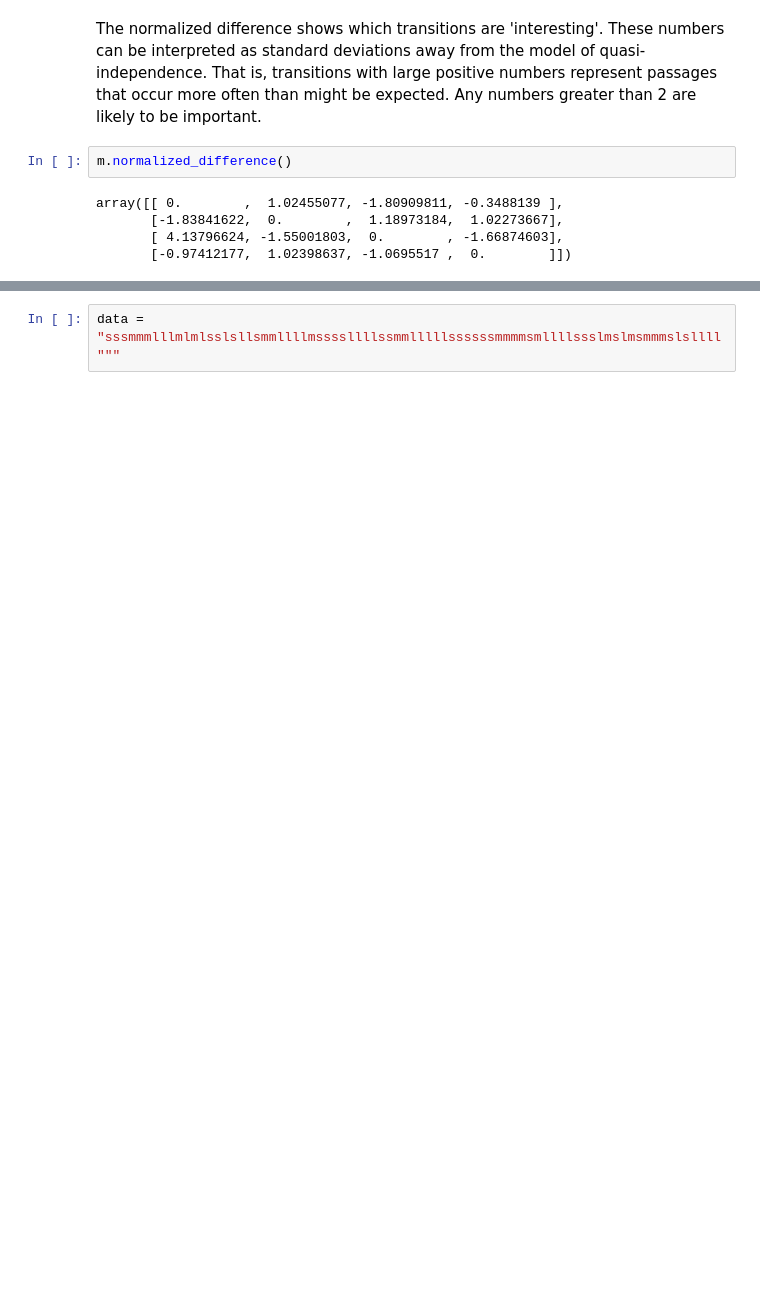
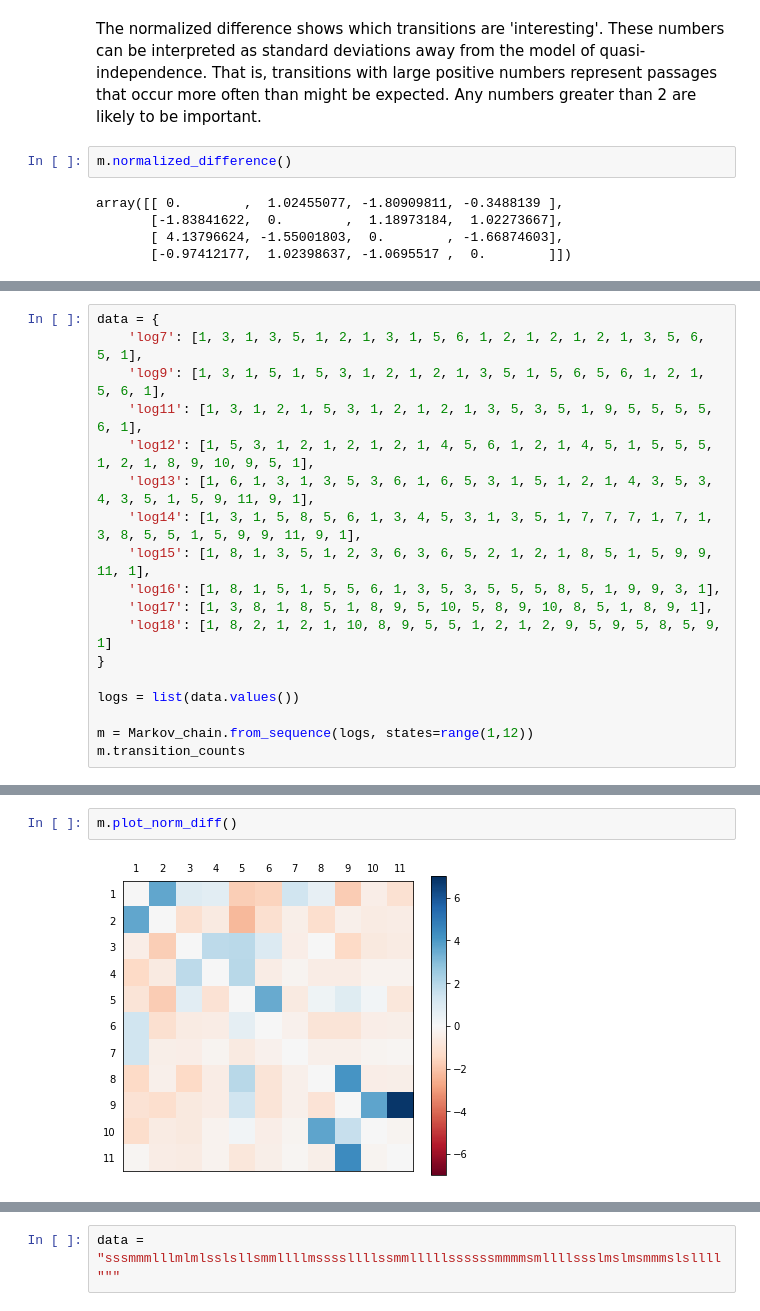
Before and after one commit to agilescientific/striplog, a Jupyter notebook: tutorial/Markov_chains.ipynb, the cells around one changed output, grey strips where cells are left out. Saved outputs shown, nothing was run; the diff lists cells and outputs as text; blank space fills up the shorter version.

```diff
--- a/tutorial/Markov_chains.ipynb
+++ b/tutorial/Markov_chains.ipynb
@@ -425,0 +531,18 @@ s.plot_graph(figsize=(10,10))
+# %%
+data = {
+    'log7': [1, 3, 1, 3, 5, 1, 2, 1, 3, 1, 5, 6, 1, 2, 1, 2, 1, 2, 1, 3, 5, 6, 5, 1],
+    'log9': [1, 3, 1, 5, 1, 5, 3, 1, 2, 1, 2, 1, 3, 5, 1, 5, 6, 5, 6, 1, 2, 1, 5, 6, 1],
+    'log11': [1, 3, 1, 2, 1, 5, 3, 1, 2, 1, 2, 1, 3, 5, 3, 5, 1, 9, 5, 5, 5, 5, 6, 1],
+    'log12': [1, 5, 3, 1, 2, 1, 2, 1, 2, 1, 4, 5, 6, 1, 2, 1, 4, 5, 1, 5, 5, 5, 1, 2, 1, 8, 9, 10, 9, 5, 1],
+    'log13': [1, 6, 1, 3, 1, 3, 5, 3, 6, 1, 6, 5, 3, 1, 5, 1, 2, 1, 4, 3, 5, 3, 4, 3, 5, 1, 5, 9, 11, 9, 1],
+    'log14': [1, 3, 1, 5, 8, 5, 6, 1, 3, 4, 5, 3, 1, 3, 5, 1, 7, 7, 7, 1, 7, 1, 3, 8, 5, 5, 1, 5, 9, 9, 11, 9, 1],
+    'log15': [1, 8, 1, 3, 5, 1, 2, 3, 6, 3, 6, 5, 2, 1, 2, 1, 8, 5, 1, 5, 9, 9, 11, 1],
+    'log16': [1, 8, 1, 5, 1, 5, 5, 6, 1, 3, 5, 3, 5, 5, 5, 8, 5, 1, 9, 9, 3, 1],
+    'log17': [1, 3, 8, 1, 8, 5, 1, 8, 9, 5, 10, 5, 8, 9, 10, 8, 5, 1, 8, 9, 1],
+    'log18': [1, 8, 2, 1, 2, 1, 10, 8, 9, 5, 5, 1, 2, 1, 2, 9, 5, 9, 5, 8, 5, 9, 1]
+}
+
+logs = list(data.values())
+
+m = Markov_chain.from_sequence(logs, states=range(1,12))
+m.transition_counts
@@ -425,0 +578,4 @@ s.plot_graph(figsize=(10,10))
+# %%
+m.plot_norm_diff()
+# %% [output]
+[figure, added]
```
Also changed, not shown: parts of 41 cells of this notebook.
